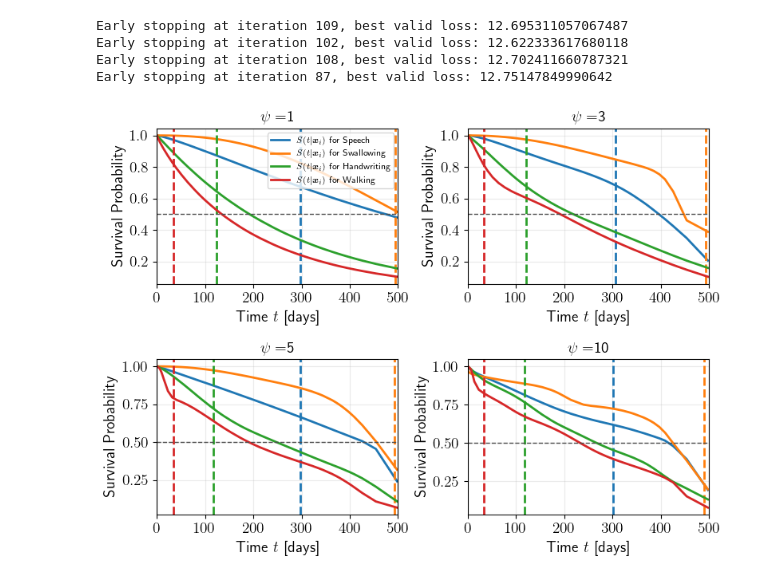
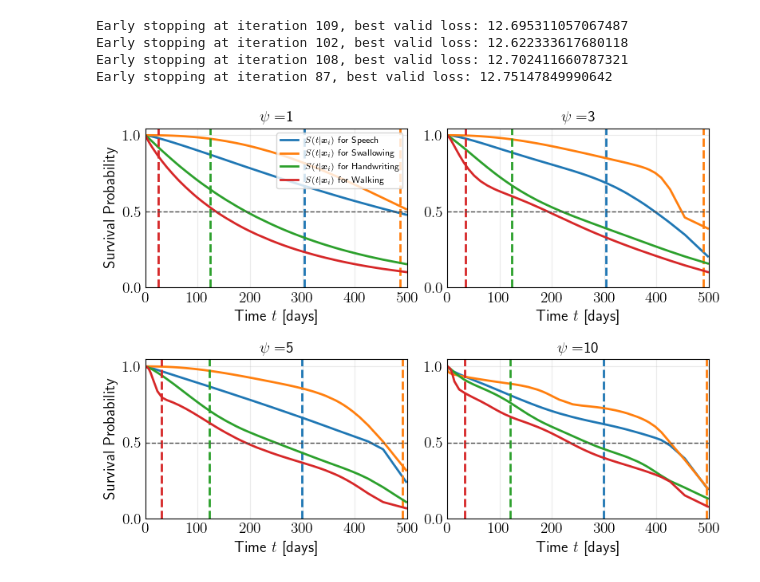
Before and after one commit to thecml/mensa, a Jupyter notebook: notebooks/make_isd_plots.ipynb, the cells around one changed output. Cells and saved outputs as stored; diff of their text form; code cells hidden in the pictures.

Commit message:
Updated plots and experiments

```diff
--- a/notebooks/make_isd_plots.ipynb
+++ b/notebooks/make_isd_plots.ipynb
@@ -154,42 +154,42 @@ for i, trained_model_pred in enumerate(trained_model_preds):
         enumerate(zip(event_names, event_pred_outputs, event_sample_tte, event_observed)):
 
         # Plot the survival curves
         ax.plot(time_bins, mean_output, linewidth=2,
                 label=r"$S(t|\bm{x}_{i})$" + f" for {event_name}", color=f"C{j}")
 
         # Plot vertical lines if the event is observed
         if is_observed:
             jitter = np.random.uniform(-5, 5)
             vline = ax.axvline(x=int(sample_tte) + jitter, linestyle="dashed", linewidth=2, color=f"C{j}")
             # Store the vertical line handle and label separately
             vertical_line_handles.append(vline)
 
     # Add a horizontal dashed line at y=0.5
     ax.axhline(y=0.5, linestyle="dashed", linewidth=1, color="#4D4D4D")
 
-    # Axis labels and limits
-    ax.set_ylabel("Survival Probability")
+    # Add labels and grid
+    if i % 2 == 0:  # Add \( y \)-label only for the first column
+        ax.set_ylabel("Survival Probability")
     ax.set_xlabel("Time $t$ [days]")
     ax.set_xlim((0, 500))
+    ax.grid(True, alpha=0.25)
 
-    if i == 0: # Add the legend only for the first subplot
-        # Get the existing legend handles and labels
-        handles, labels = ax.get_legend_handles_labels()
-        # Extend the existing legend with vertical line labels
-        handles.extend(vertical_line_handles)
-        labels.extend(vertical_line_labels)
-        ax.legend(handles, labels, loc="upper right", fontsize=8)
+    # Set custom y-ticks to 1, 0.5, and 0
+    ax.set_yticks([1, 0.5, 0])
 
-    # Add grid
-    ax.grid(True, alpha=0.25)
+    ax.tick_params(axis='y', which='both', length=0)
+    ax.tick_params(axis='x', which='both', length=0)
+
+    if i == 0:  # Add the legend only for the first subplot
+        ax.legend(loc="upper right", fontsize=8)
 
 # Adjust layout
 plt.tight_layout()
 
 # Save the plot (optional)
 plt.savefig(f"{cfg.RESULTS_DIR}/proact_isd_mixtures.pdf", format='pdf', bbox_inches='tight')
 
 # Show the plot
 plt.show()
 # %% [output]
-[figure, old version]
+[figure, new version]
```
Also changed, not shown: 7 other files.
